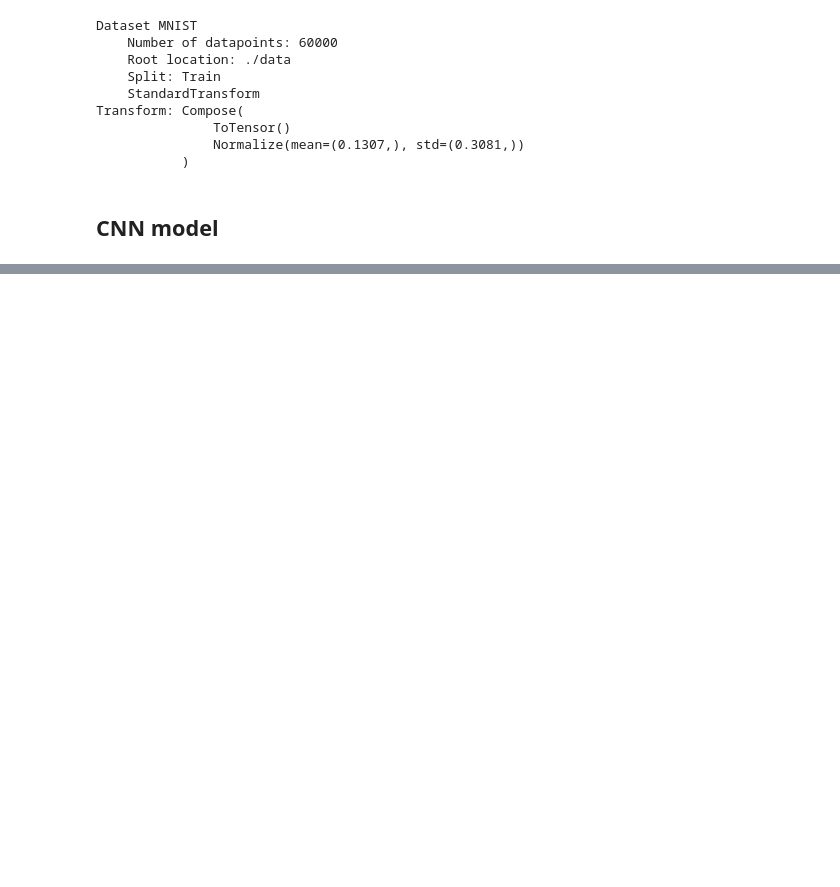
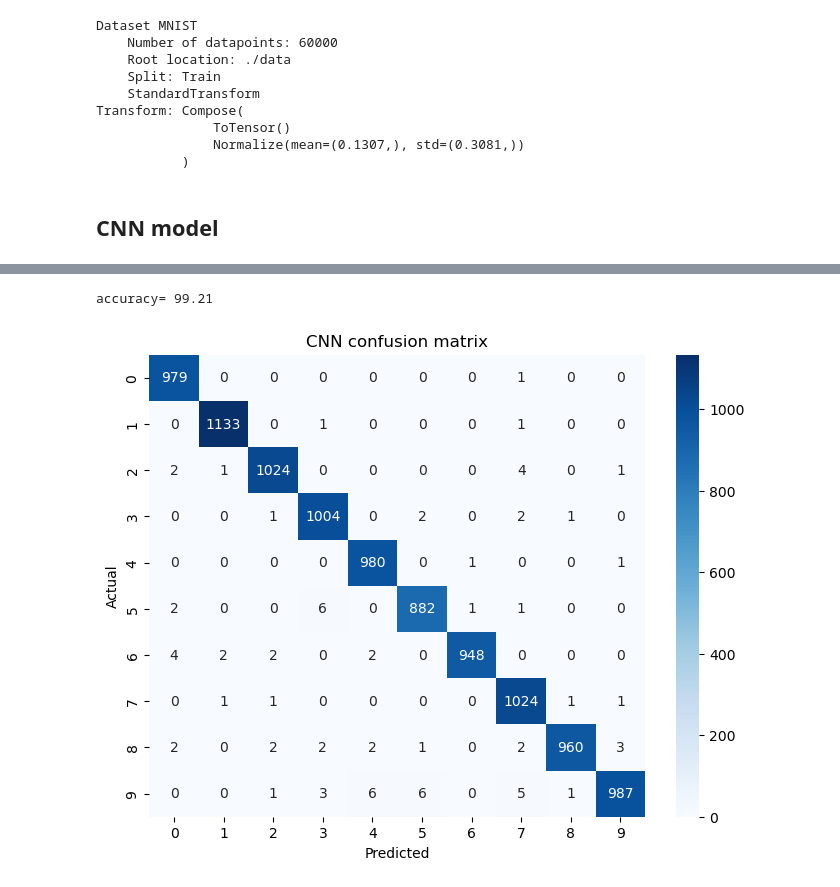
Before and after one commit to Deptek/Projects, a Jupyter notebook: CNN_RNN_MNIST/CNN.ipynb, the cells around one changed output, grey strips where cells are left out. Cells and saved outputs as stored; diff of their text form; code cells hidden in the pictures; blank space fills up the shorter version.

```diff
--- a/CNN_RNN_MNIST/CNN.ipynb
+++ b/CNN_RNN_MNIST/CNN.ipynb
@@ -62,0 +90,17 @@ class CNN(nn.Module):
+# %%
+# Evaluation
+correct_labels= 0
+total_labels= 0
+
+model.eval()
+with torch.no_grad(): # nograd stops gradient calculation since we do not need to train ,and zerograd calculates but makes it zero after each iteration.
+    for image, labels in testloader:
+        output= model.forward(image)
+        _, predicted= torch.max(output,1) # the outputs 10 probabilities of being each no. 0-9 ,the highest index is choosen here which directly means the no.
+
+        correct_labels+= (predicted==labels).sum().item()
+        total_labels+= labels.size(0)
+
+print(f"accuracy= {correct_labels/total_labels*100}")
+# %% [output]
+accuracy= 99.21
@@ -62,0 +115,31 @@ class CNN(nn.Module):
+# %%
+all_preds=[]
+all_labels=[]
+
+model.eval()
+with torch.no_grad():
+    for image, labels in testloader:
+        output= model.forward(image)
+        _, preds= torch.max(output,1)
+
+        all_preds.extend(preds.numpy())
+        all_labels.extend(labels.numpy())
+# %%
+cm= confusion_matrix(all_labels,all_preds)
+# %%
+plt.figure(figsize=(8,6))
+
+sns.heatmap(
+    cm,
+    annot=True,
+    fmt="d",
+    cmap="Blues"
+)
+
+plt.xlabel("Predicted")
+plt.ylabel("Actual")
+plt.title("CNN confusion matrix")
+
+plt.show()
+# %% [output]
+[figure, added]
```
Also changed, not shown: parts of 6 cells of this notebook.
